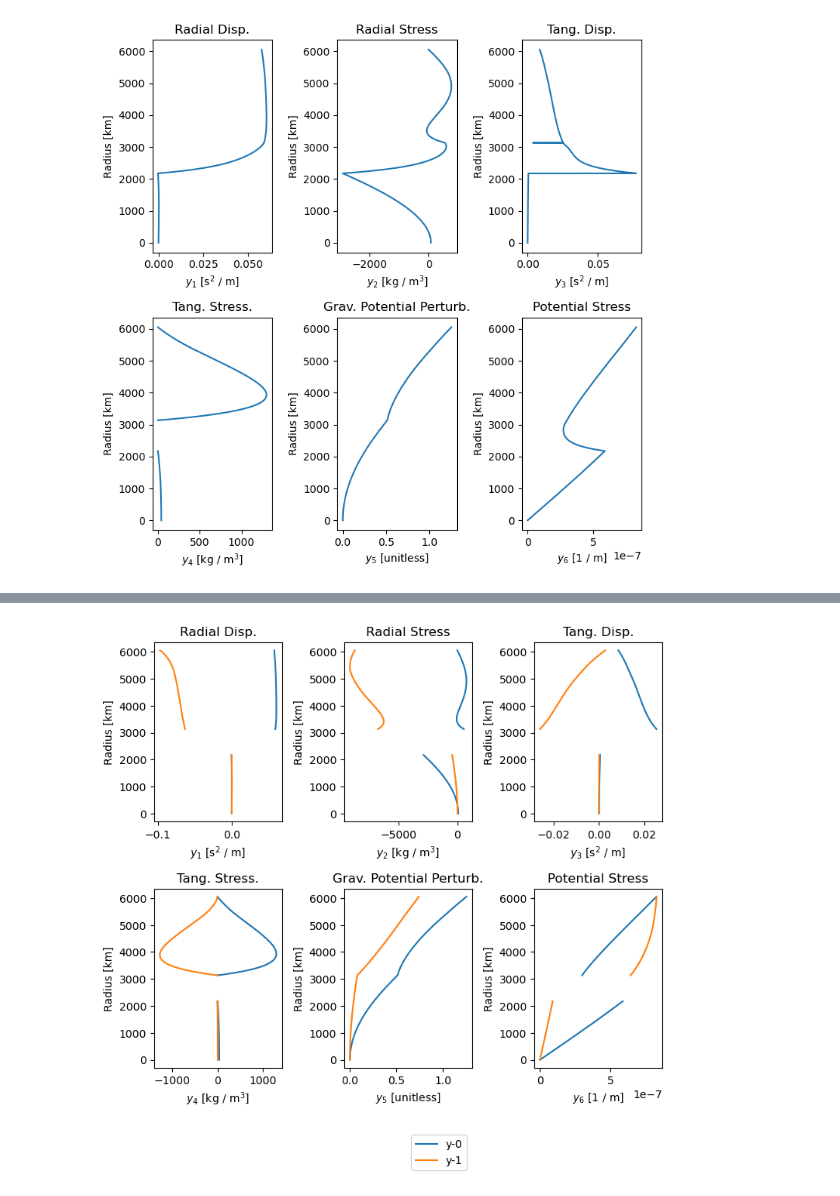
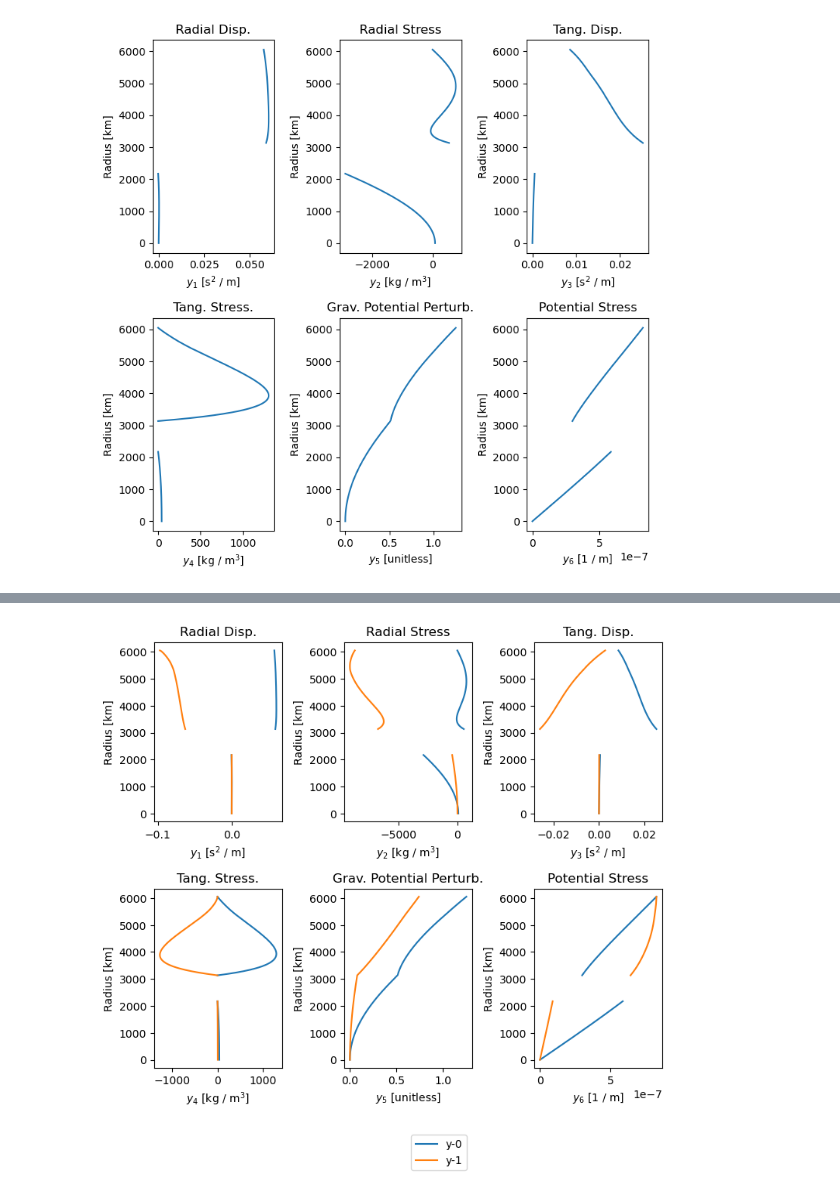
Before and after one commit to jrenaud90/TidalPy, a Jupyter notebook: Benchmarks & Performance/Performance/tides/multilayer_tides_performance.ipynb, the cells around one changed output, grey strips where cells are left out. Saved outputs shown, nothing was run; the diff lists cells and outputs as text; code cells hidden in the pictures.

```diff
--- a/Benchmarks & Performance/Performance/tides/multilayer_tides_performance.ipynb
+++ b/Benchmarks & Performance/Performance/tides/multilayer_tides_performance.ipynb
@@ -88,8 +88,8 @@ function_kwargs = {
     'use_kamata': True,
     'integrator': 'scipy',
     'integration_method': 'RK45',
-    'integration_rtol': 1.e-4,
-    'integration_atol': 1.e-5,
+    'integration_rtol': 1.e-6,
+    'integration_atol': 1.e-8,
     'incompressible': False,
 }
 
@@ -187,15 +188,16 @@ _ = yplot(tidal_y, radius_array)
 # %%
 # scipy lsoda
 # 183ms, 184ms
+# 215ms
 
 # Dynamic liquid -
 
 function_kwargs_scisoda = {**function_kwargs}
-function_kwargs_scisoda['integration_method'] = 'Radau'
+function_kwargs_scisoda['integration_method'] = 'lsoda'
 
 tidal_y = radial_solver(*function_inputs, **function_kwargs_scisoda)
 
 _ = yplot(tidal_y, radius_array)
 %timeit radial_solver(*function_inputs, **function_kwargs_scisoda)
 # %% [output]
-[figure, old version]
+[figure, new version]
```
Also changed, not shown: parts of 8 cells of this notebook, 43 other files.
